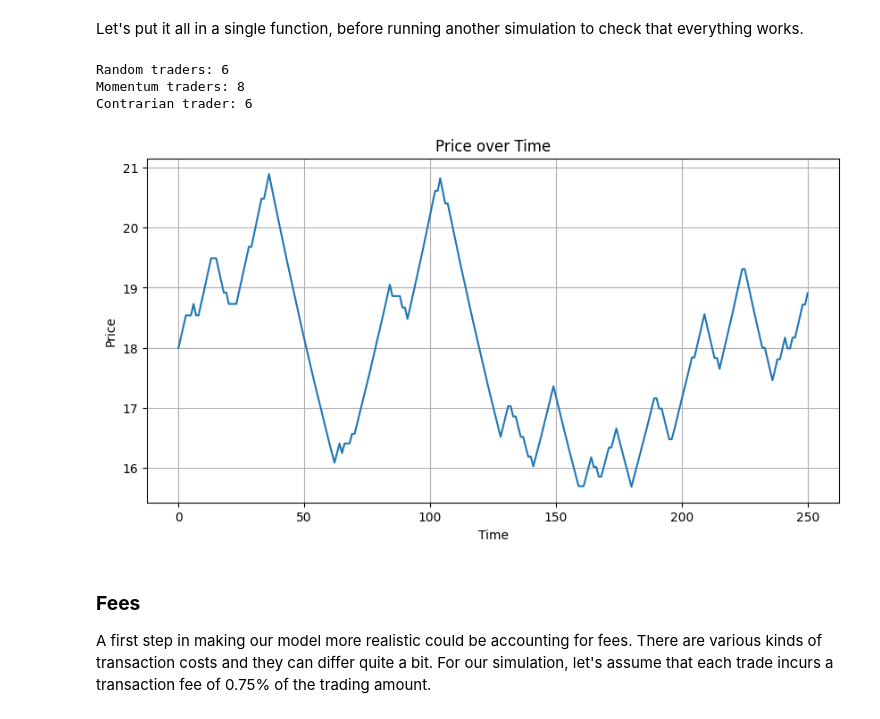
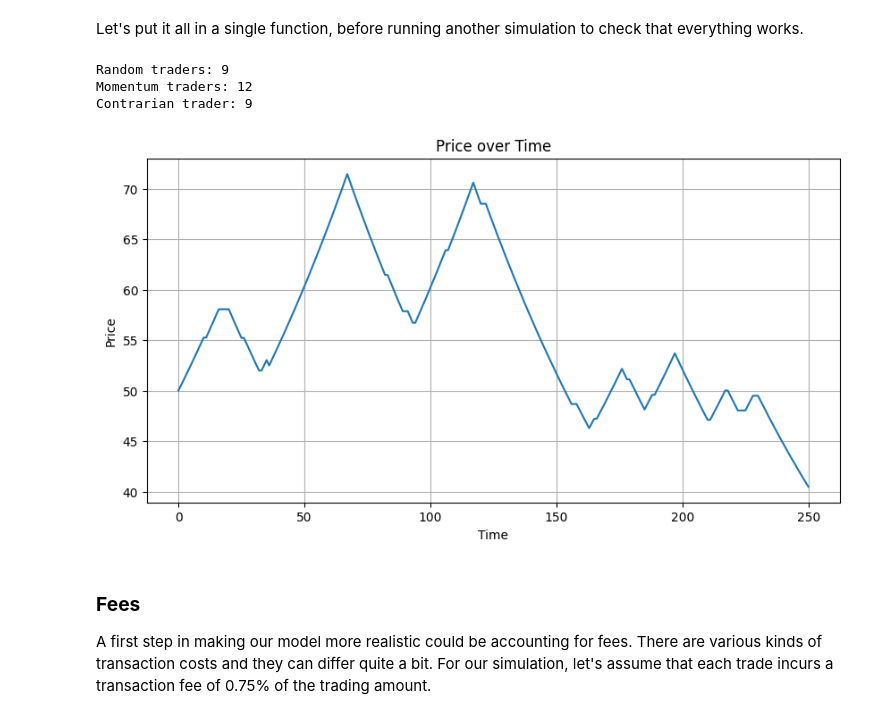
Before and after one commit to wiaanjvr/market_simulation, a Jupyter notebook: market_sim_1.0.ipynb, the cells around one changed output. Drawn from its saved outputs; the diff is of its cells as text; code cells hidden in the pictures.

```diff
--- a/market_sim_1.0.ipynb
+++ b/market_sim_1.0.ipynb
@@ -261,16 +263,16 @@ Let's put it all in a single function, before running another simulation to chec
 # %%
 def simulate_market(num_traders, initial_price, time_steps):
     traders = create_traders(num_traders)
     print_trader_counts(traders)
     ph = run_sim(traders, initial_price, [initial_price], time_steps)
     plot_price(ph)
 
-simulate_market(20, 18, 250)
+simulate_market(30, 50, 250)
 # %% [output]
-Random traders: 6
-Momentum traders: 8
-Contrarian trader: 6
+Random traders: 9
+Momentum traders: 12
+Contrarian trader: 9
-[figure, old version]
+[figure, new version]
 # %% [markdown]
 ### __Fees__
 
```
Also changed, not shown: parts of 19 cells of this notebook.
